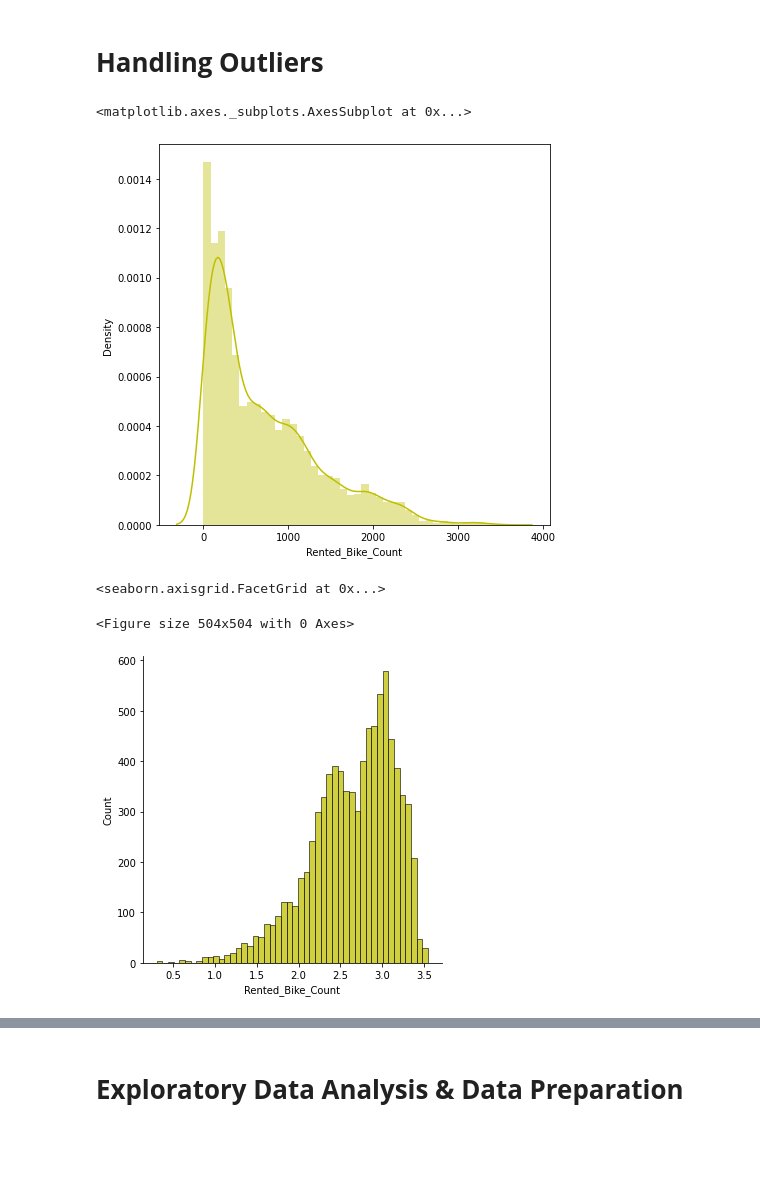
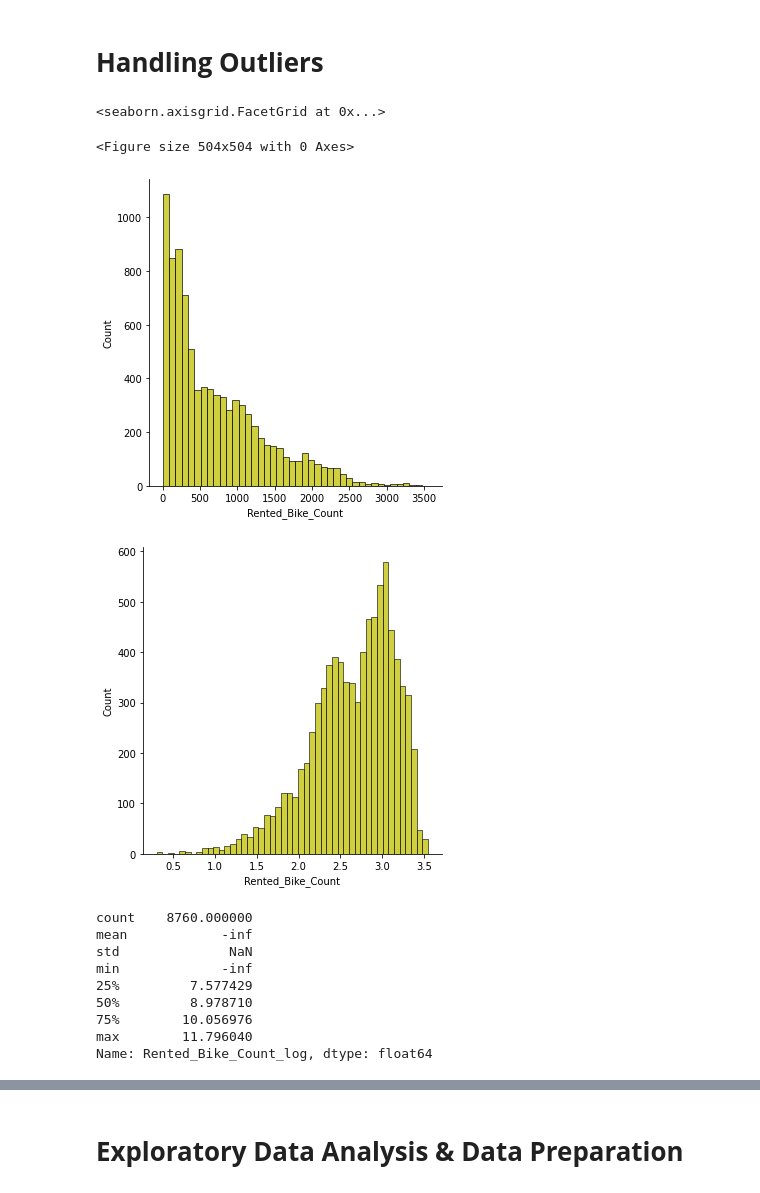
Before and after one commit to anasabbad/Bike-Sharing-Demand-Prediction--Capstone-Project, a Jupyter notebook: Bike_Sharing_Demand_Prediction_Capstone_Project.ipynb, the cells around one changed output, grey strips where cells are left out. Cells and saved outputs as stored; diff of their text form; code cells hidden in the pictures; blank space fills up the shorter version.

```diff
--- a/Bike_Sharing_Demand_Prediction_Capstone_Project.ipynb
+++ b/Bike_Sharing_Demand_Prediction_Capstone_Project.ipynb
@@ -53,7 +53,7 @@ drive.mount('/content/drive')
 Drive already mounted at /content/drive; to attempt to forcibly remount, call drive.mount("/content/drive", force_remount=True).
 # %%
 #loading the data
-data= pd.read_csv('/content/drive/MyDrive/BikeSharingDemandPrediction_Capstone/SeoulBikeData (1).csv').replace([np.inf, -np.inf], np.nan)
+data= pd.read_csv('/content/drive/MyDrive/Capstone Projects/BikeSharingDemandPrediction_Capstone/SeoulBikeData (1).csv').replace([np.inf, -np.inf], np.nan)
 # %%
 data.head()
 # %% [output]
@@ -127,3 +127,6 @@ categorical = [var for var in data.columns if data[var].dtype=='O']
 print('There are {} categorical variables'.format(len(categorical)))
 # %% [output]
 There are 4 categorical variables
+# %%
+# Adding a new column for Month in the dataFrame
+data['Month'] = pd.DatetimeIndex(data['Date']).month
@@ -132,10 +155,11 @@ There are 4 categorical variables
 # %%
 # Dependent variable 'Price'
 plt.figure(figsize=(7,7))
-sns.distplot(data['Rented_Bike_Count'],color="y")
+sns.displot(data['Rented_Bike_Count'],color="y")
 # %% [output]
-<matplotlib.axes._subplots.AxesSubplot at 0x...>
+<seaborn.axisgrid.FacetGrid at 0x...>
+<Figure size 504x504 with 0 Axes>
-[figure, old version]
+[figure, new version]
 # %%
 # Replace infinite updated data with nan
 data.replace([np.inf, -np.inf], np.nan, inplace=True)
@@ -147,10 +171,8 @@ def round_int(x):
     return int(round(x))
 data['Rented_Bike_Count'] = data['Rented_Bike_Count'].apply(round_int)
 # %%
-# Dependent variable 'Rented_Bike_Count'
-plt.figure(figsize=(7,7))
-sns.displot(np.log10(data['Rented_Bike_Count']),color="y")
+
+ax=sns.displot(np.log10(data['Rented_Bike_Count']), color="y")
+plt.show()
 # %% [output]
-<seaborn.axisgrid.FacetGrid at 0x...>
-<Figure size 504x504 with 0 Axes>
 [figure]
@@ -156,0 +181,12 @@ sns.displot(np.log10(data['Rented_Bike_Count']),color="y")
+# %%
+data['Rented_Bike_Count_log'] .describe()
+# %% [output]
+count    8760.000000
+mean            -inf
+std              NaN
+min             -inf
+25%         7.577429
+50%         8.978710
+75%        10.056976
+max        11.796040
+Name: Rented_Bike_Count_log, dtype: float64
```
Also changed, not shown: parts of 52 cells of this notebook.
